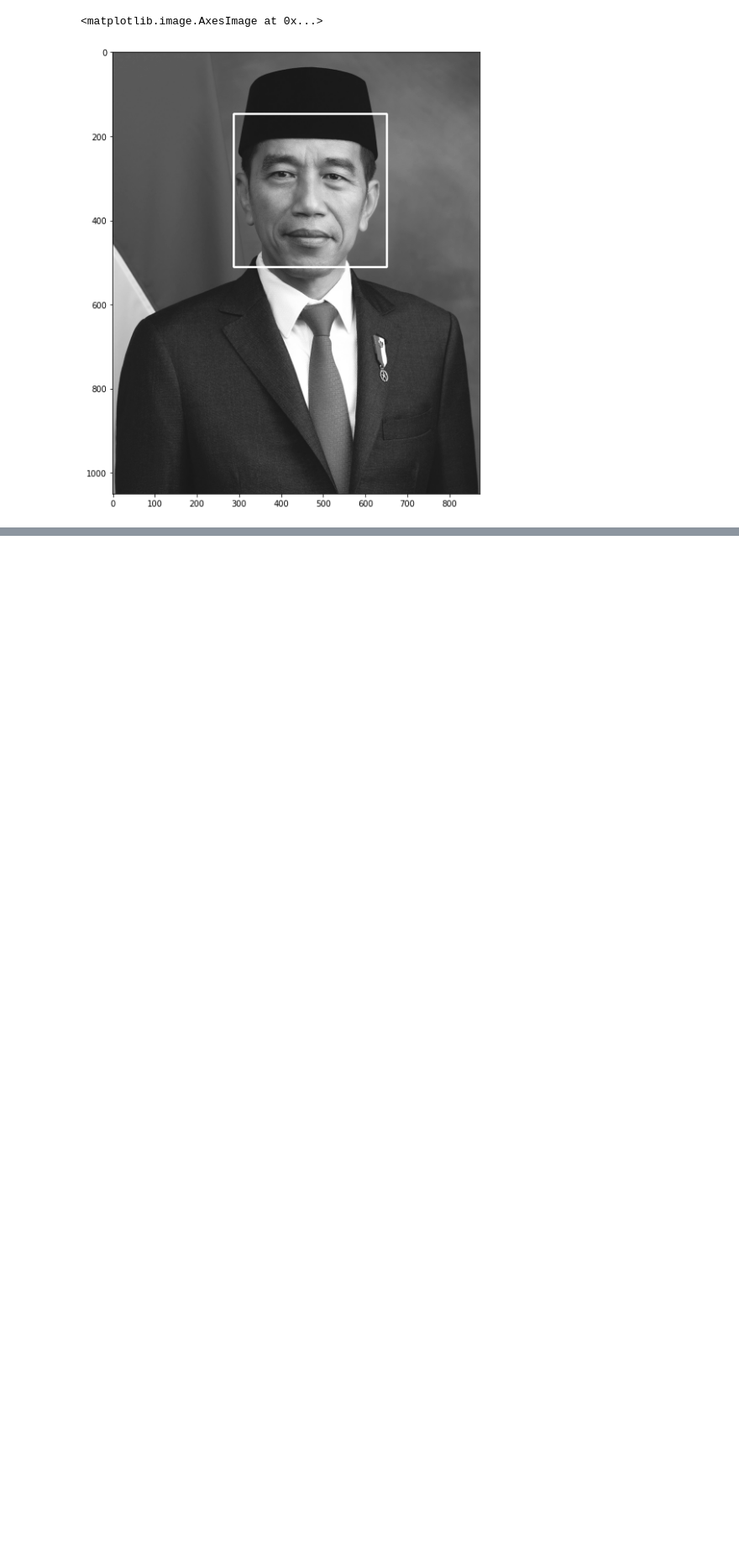
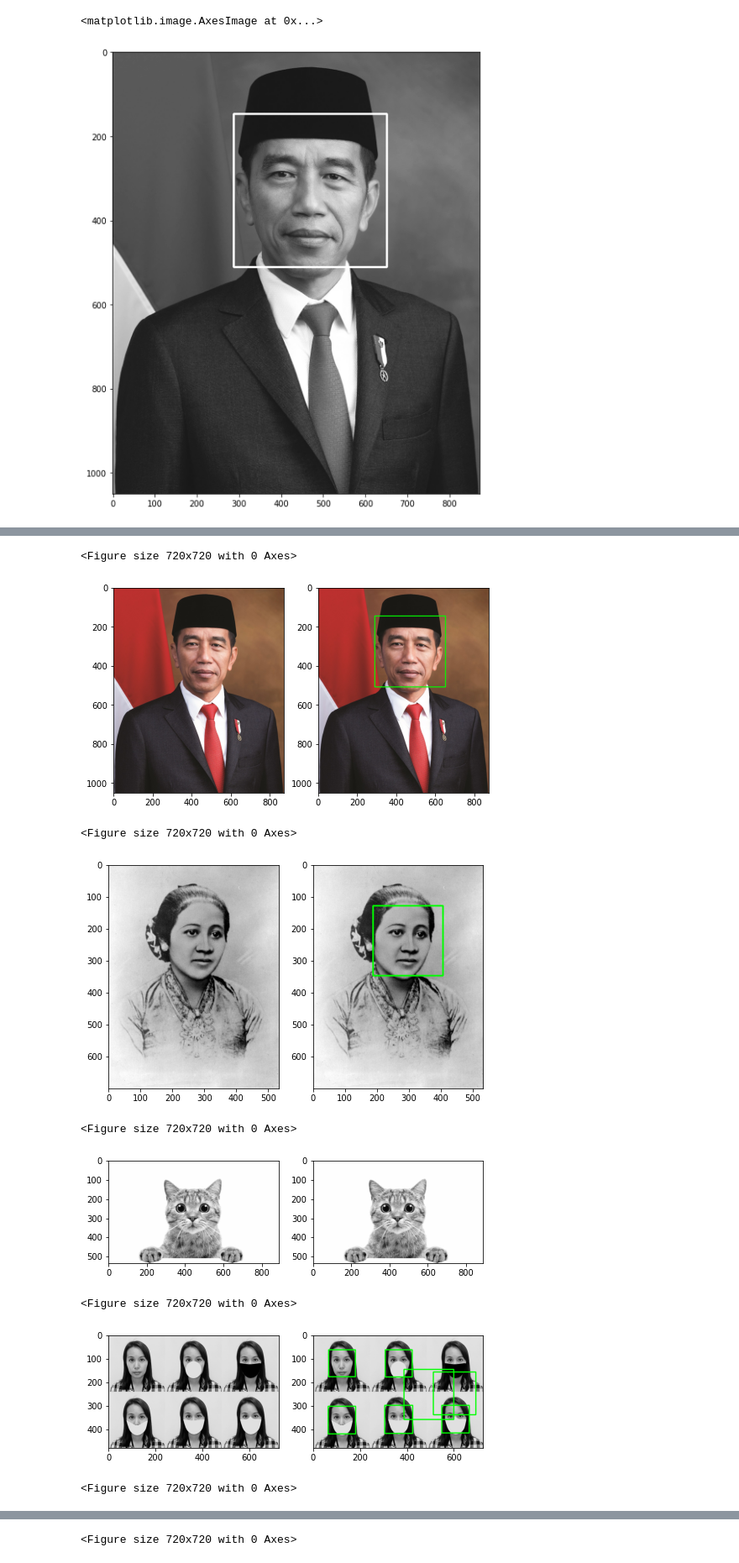
Before and after one commit to selaaulia/PCVK_Genap_2022, a Jupyter notebook: Week12.ipynb, the cells around one changed output, grey strips where cells are left out. Shown at 84% size. Saved outputs shown, nothing was run; the diff lists cells and outputs as text; code cells hidden in the pictures; blank space fills up the shorter version.

```diff
--- a/Week12.ipynb
+++ b/Week12.ipynb
@@ -101,0 +188,58 @@ plt.imshow(jokowi, cmap='gray')
+# %%
+jokowi = cv2.imread('/content/drive/MyDrive/POLINEMA/Semester_6/PCVK/Pertemuan_12/jokowi.jpg')
+jokowi_rgb = convertToRGB(jokowi)
+jokowi_fd = jokowi_rgb.copy()
+
+kartini = cv2.imread('/content/drive/MyDrive/POLINEMA/Semester_6/PCVK/Pertemuan_12/kartini.jpg',0)
+kartini_rgb = convertToRGB(kartini)
+kartini_fd = kartini_rgb.copy()
+
+kucing = cv2.imread('/content/drive/MyDrive/POLINEMA/Semester_6/PCVK/Pertemuan_12/kucing.jpg',0)
+kucing_rgb = convertToRGB(kucing)
+kucing_fd = kucing_rgb.copy()
+
+mask = cv2.imread('/content/drive/MyDrive/POLINEMA/Semester_6/PCVK/Pertemuan_12/mask.png',0)
+mask_rgb = convertToRGB(mask)
+mask_fd = mask_rgb.copy()
+
+mjordan = cv2.imread('/content/drive/MyDrive/POLINEMA/Semester_6/PCVK/Pertemuan_12/mjordan.jpg',0)
+mjordan_rgb = convertToRGB(mjordan)
+mjordan_fd = mjordan_rgb.copy()
+
+solvayconf = cv2.imread('/content/drive/MyDrive/POLINEMA/Semester_6/PCVK/Pertemuan_12/solvayconf.jpg',0)
+solvayconf_rgb = convertToRGB(solvayconf)
+solvayconf_fd = solvayconf_rgb.copy()
+
+cascade_wajah = cv2.CascadeClassifier('/content/drive/MyDrive/POLINEMA/Semester_6/PCVK/Pertemuan_12/haarcascade_frontalface_alt2.xml')
+def newFaceCascadeFunction(image_rgb, image):
+  fd_image = cascade_wajah.detectMultiScale(image)
+  for(x,y,w,h) in fd_image:
+    cv2.rectangle(image, (x,y),(x+w,y+h), (0,255,0), 3)
+  plt.figure(figsize = (10,10))
+  f, axarr = plt. subplots(1,2,figsize=(8,8))
+  plt.subplot(121),plt.imshow(image_rgb)
+  plt.subplot(122),plt.imshow(image)
+  plt.show()
+
+# Gambar Jokowi
+newFaceCascadeFunction(jokowi_rgb, jokowi_fd)
+# Gambar Kartini
+newFaceCascadeFunction(kartini_rgb, kartini_fd)
+# Gambar Kucing
+newFaceCascadeFunction(kucing_rgb, kucing_fd)
+# Gambar Mask
+newFaceCascadeFunction(mask_rgb, mask_fd)
+# Gambar Mjordan
+newFaceCascadeFunction(mjordan_rgb, mjordan_fd)
+# Gambar Solvayconf
+newFaceCascadeFunction(solvayconf_rgb, solvayconf_fd)
+# %% [output]
+<Figure size 720x720 with 0 Axes>
+[figure, added]
+<Figure size 720x720 with 0 Axes>
+[figure, added]
+<Figure size 720x720 with 0 Axes>
+[figure, added]
+<Figure size 720x720 with 0 Axes>
+[figure, added]
+<Figure size 720x720 with 0 Axes>
@@ -101,0 +247 @@ plt.imshow(jokowi, cmap='gray')
+<Figure size 720x720 with 0 Axes>
```
Also changed, not shown: parts of 22 cells of this notebook.
